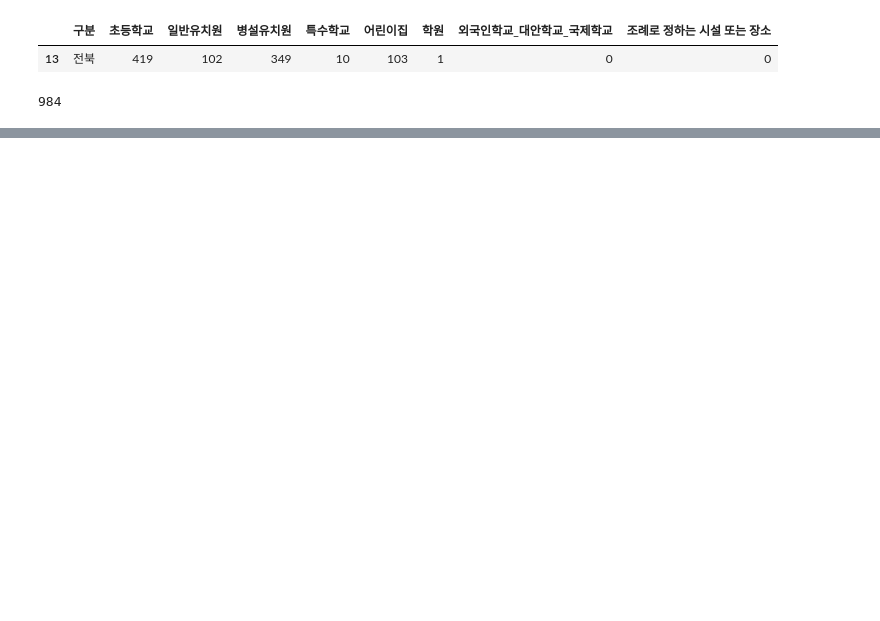
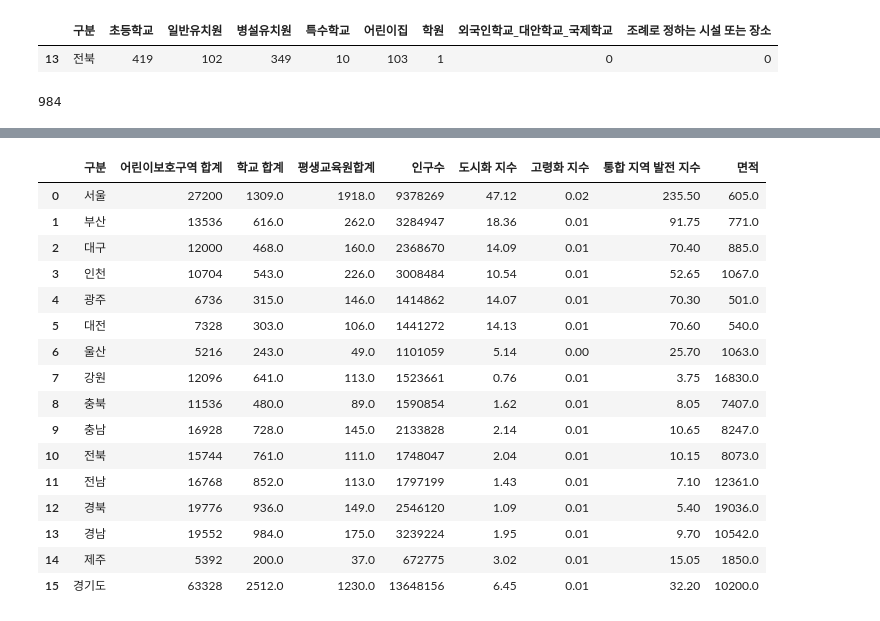
Before and after one commit to HyunWoo9930/Computational_physics, a Jupyter notebook: Computational_physics.ipynb, the cells around one changed output, grey strips where cells are left out. Saved outputs shown, nothing was run; the diff lists cells and outputs as text; code cells hidden in the pictures; blank space fills up the shorter version.

```diff
--- a/Computational_physics.ipynb
+++ b/Computational_physics.ipynb
@@ -106,4 +203,26 @@ df_jeonBuk_child_protection_zone_total
 # %%
-ui_seoul = df_seoul_child_protection_zone_total + df_seoul_school.__len__()
-ui_seoul
+import pandas as pd
+
+# 평생교육원 데이터 파일 경로
+lifelong_education_file_path = 'data/한국교육개발원_평생교육기관리스트_20221231.csv'
+
+# 평생교육원 데이터 불러오기
+df_lifelong_education = pd.read_csv(lifelong_education_file_path, encoding='CP949')
+
+# '시도'를 기준으로 평생교육원의 수를 집계
+lifelong_education_counts = df_lifelong_education.groupby('시도').size().reset_index(name='평생교육원합계')
+
+# 기존의 total_summary 데이터프레임과 합치기
+total_summary = pd.merge(total_summary, lifelong_education_counts, left_on='구분', right_on='시도', how='left')
+
+# '시도' 열은 필요 없으므로 삭제
+total_summary.drop(columns='시도', inplace=True)
+
+# 경기도 데이터 병합 및 수정
+regions_corrected = ['경기', '세종']
+lifelong_education_corrected_sum = lifelong_education_counts[lifelong_education_counts['시도'].isin(regions_corrected)]['평생교육원합계'].sum()
+total_summary.loc[total_summary['구분'] == '경기도', '평생교육원합계'] = lifelong_education_corrected_sum
+
+# 최종 결과 출력
+print(total_summary)
 # %% [output]
@@ -117,0 +387,22 @@ ui_jeonBuk
+# %%
+total_summary['통합 지역 발전 지수'] = (total_summary['도시화 지수'] * 5 + total_summary['고령화 지수'] * -5)
+
+total_summary
+# %% [output]
+|  | 구분 | 어린이보호구역 합계 | 학교 합계 | 평생교육원합계 | 인구수 | 도시화 지수 | 고령화 지수 | 통합 지역 발전 지수 | 면적 |
+| 0 | 서울 | 27200 | 1309.0 | 1918.0 | 9378269 | 47.12 | 0.02 | 235.50 | 605.0 |
+| 1 | 부산 | 13536 | 616.0 | 262.0 | 3284947 | 18.36 | 0.01 | 91.75 | 771.0 |
+| 2 | 대구 | 12000 | 468.0 | 160.0 | 2368670 | 14.09 | 0.01 | 70.40 | 885.0 |
+| 3 | 인천 | 10704 | 543.0 | 226.0 | 3008484 | 10.54 | 0.01 | 52.65 | 1067.0 |
+| 4 | 광주 | 6736 | 315.0 | 146.0 | 1414862 | 14.07 | 0.01 | 70.30 | 501.0 |
+| 5 | 대전 | 7328 | 303.0 | 106.0 | 1441272 | 14.13 | 0.01 | 70.60 | 540.0 |
+| 6 | 울산 | 5216 | 243.0 | 49.0 | 1101059 | 5.14 | 0.00 | 25.70 | 1063.0 |
+| 7 | 강원 | 12096 | 641.0 | 113.0 | 1523661 | 0.76 | 0.01 | 3.75 | 16830.0 |
+| 8 | 충북 | 11536 | 480.0 | 89.0 | 1590854 | 1.62 | 0.01 | 8.05 | 7407.0 |
+| 9 | 충남 | 16928 | 728.0 | 145.0 | 2133828 | 2.14 | 0.01 | 10.65 | 8247.0 |
+| 10 | 전북 | 15744 | 761.0 | 111.0 | 1748047 | 2.04 | 0.01 | 10.15 | 8073.0 |
+| 11 | 전남 | 16768 | 852.0 | 113.0 | 1797199 | 1.43 | 0.01 | 7.10 | 12361.0 |
+| 12 | 경북 | 19776 | 936.0 | 149.0 | 2546120 | 1.09 | 0.01 | 5.40 | 19036.0 |
+| 13 | 경남 | 19552 | 984.0 | 175.0 | 3239224 | 1.95 | 0.01 | 9.70 | 10542.0 |
+| 14 | 제주 | 5392 | 200.0 | 37.0 | 672775 | 3.02 | 0.01 | 15.05 | 1850.0 |
+| 15 | 경기도 | 63328 | 2512.0 | 1230.0 | 13648156 | 6.45 | 0.01 | 32.20 | 10200.0 |
```
Also changed, not shown: parts of 10 cells of this notebook, 3 other files.
